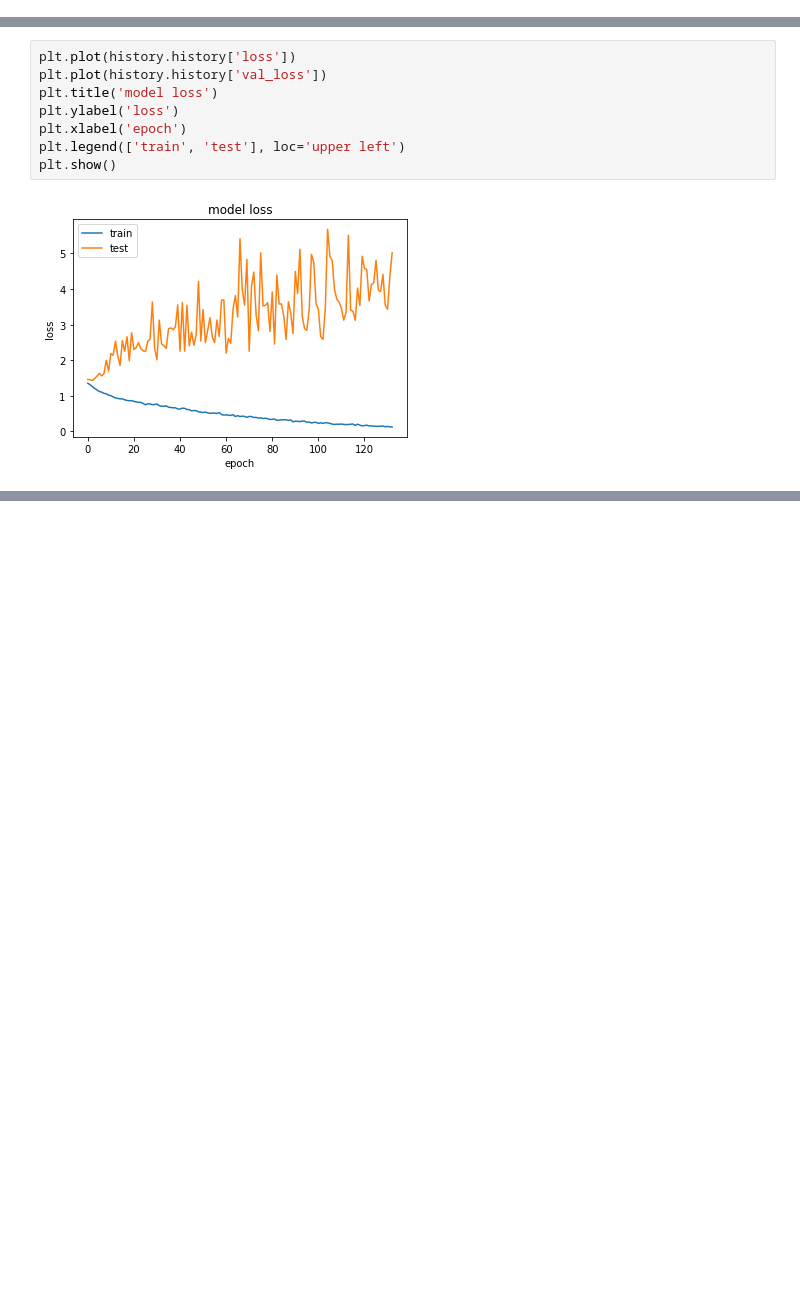
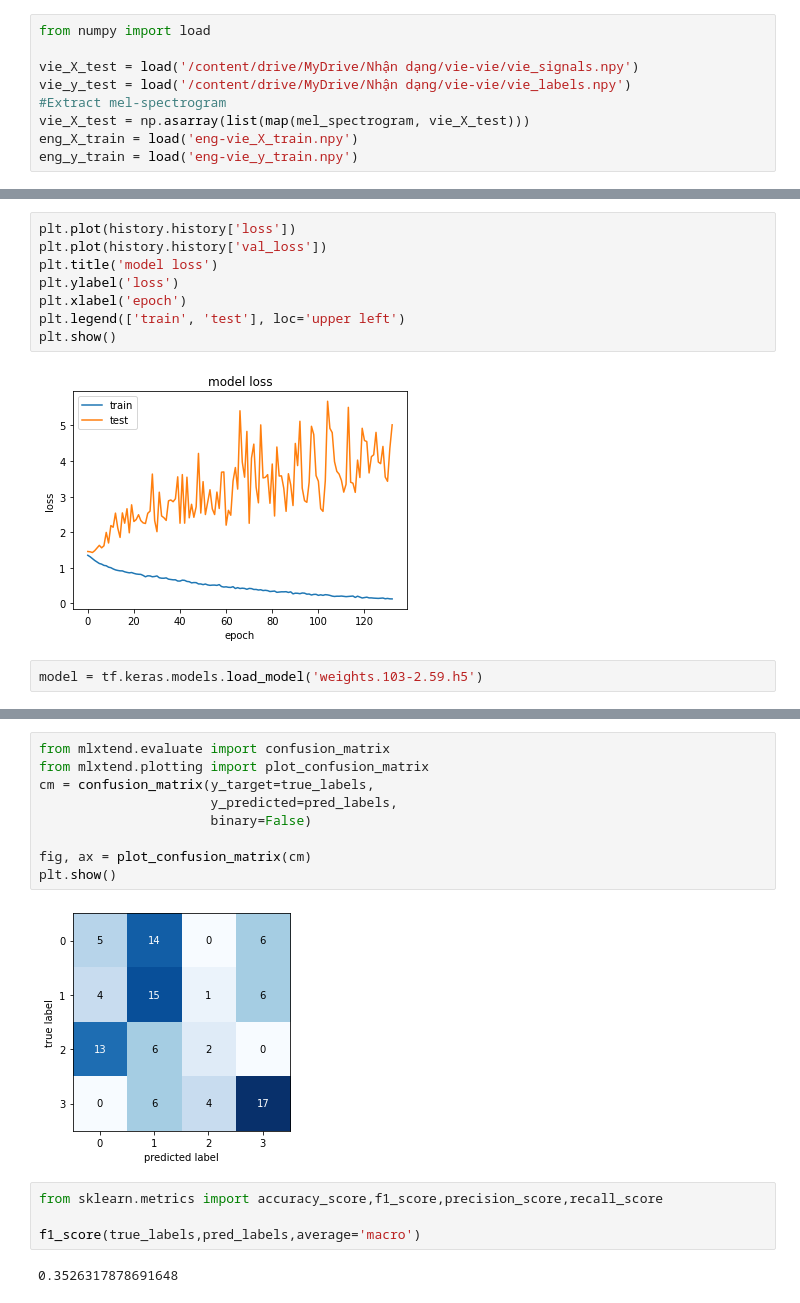
Before and after one commit to lephuocdat2000/DeepLearning-and-Application, a Jupyter notebook: SER/Eng_Vie.ipynb, the cells around one changed output, grey strips where cells are left out. Cells and saved outputs as stored; diff of their text form; blank space fills up the shorter version.

```diff
--- a/SER/Eng_Vie.ipynb
+++ b/SER/Eng_Vie.ipynb
@@ -156,6 +150,15 @@ eng_X_train = np.concatenate((eng_mel_spects ,eng_AUG_MEL_SPECTs))
 eng_y_train = np.concatenate((eng_labels,eng_aug_labels))
 # %% [markdown]
 Test set
+# %%
+from numpy import load
+
+vie_X_test = load('/content/drive/MyDrive/Nhận dạng/vie-vie/vie_signals.npy')
+vie_y_test = load('/content/drive/MyDrive/Nhận dạng/vie-vie/vie_labels.npy')
+#Extract mel-spectrogram
+vie_X_test = np.asarray(list(map(mel_spectrogram, vie_X_test)))
+eng_X_train = load('eng-vie_X_train.npy')
+eng_y_train = load('eng-vie_y_train.npy')
 # %% [markdown]
 Split to frame
 # %%
@@ -290,3 +287,5 @@ plt.legend(['train', 'test'], loc='upper left')
 plt.show()
 # %% [output]
 [figure]
+# %%
+model = tf.keras.models.load_model('weights.103-2.59.h5')
@@ -292,0 +345,17 @@ plt.show()
+# %%
+from mlxtend.evaluate import confusion_matrix
+from mlxtend.plotting import plot_confusion_matrix
+cm = confusion_matrix(y_target=true_labels,
+                      y_predicted=pred_labels,
+                      binary=False)
+
+fig, ax = plot_confusion_matrix(cm)
+plt.show()
+# %% [output]
+[figure, added]
+# %%
+from sklearn.metrics import accuracy_score,f1_score,precision_score,recall_score
+
+f1_score(true_labels,pred_labels,average='macro')
+# %% [output]
+0.3526317878691648
```
Also changed, not shown: parts of 9 cells of this notebook.
